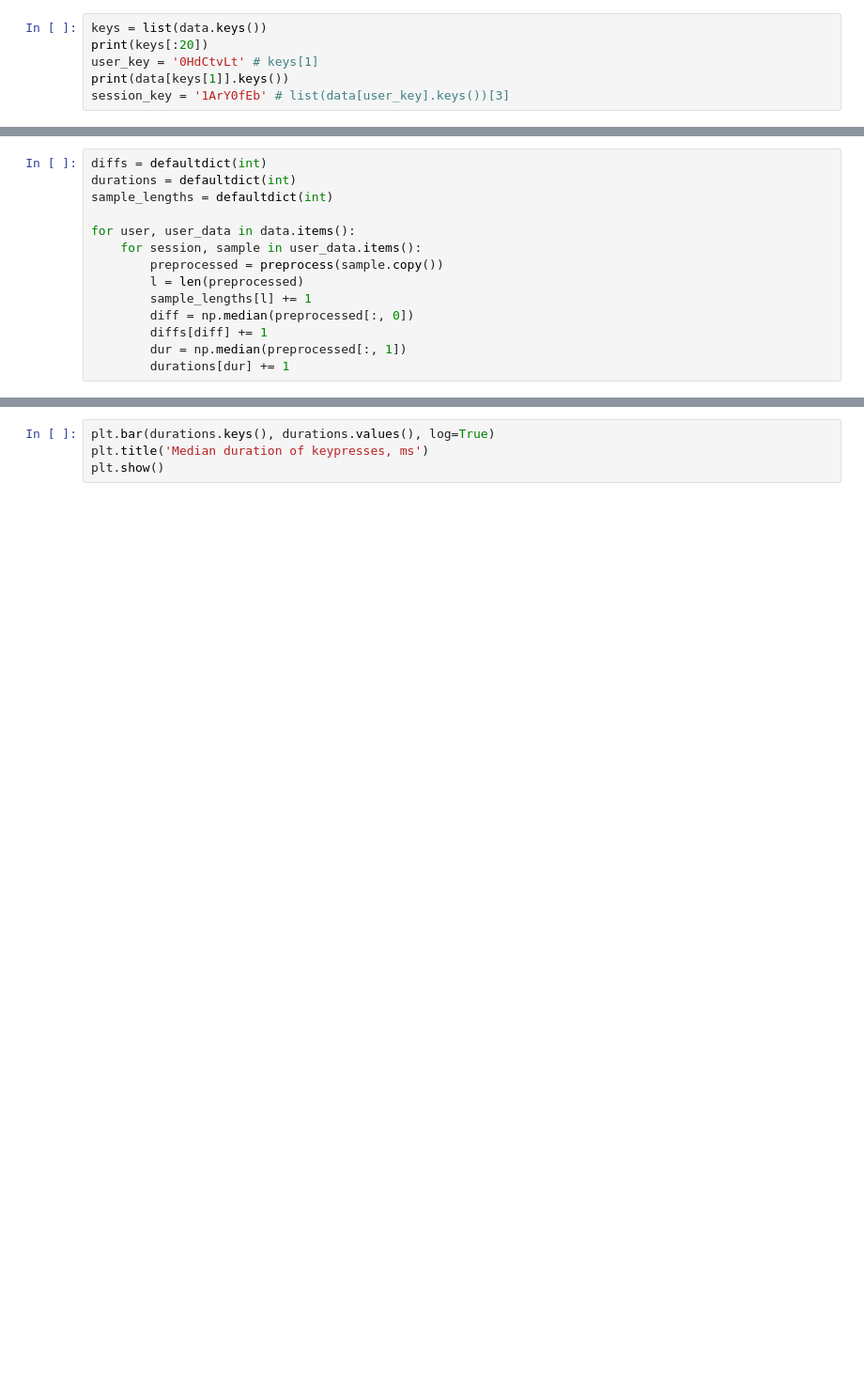
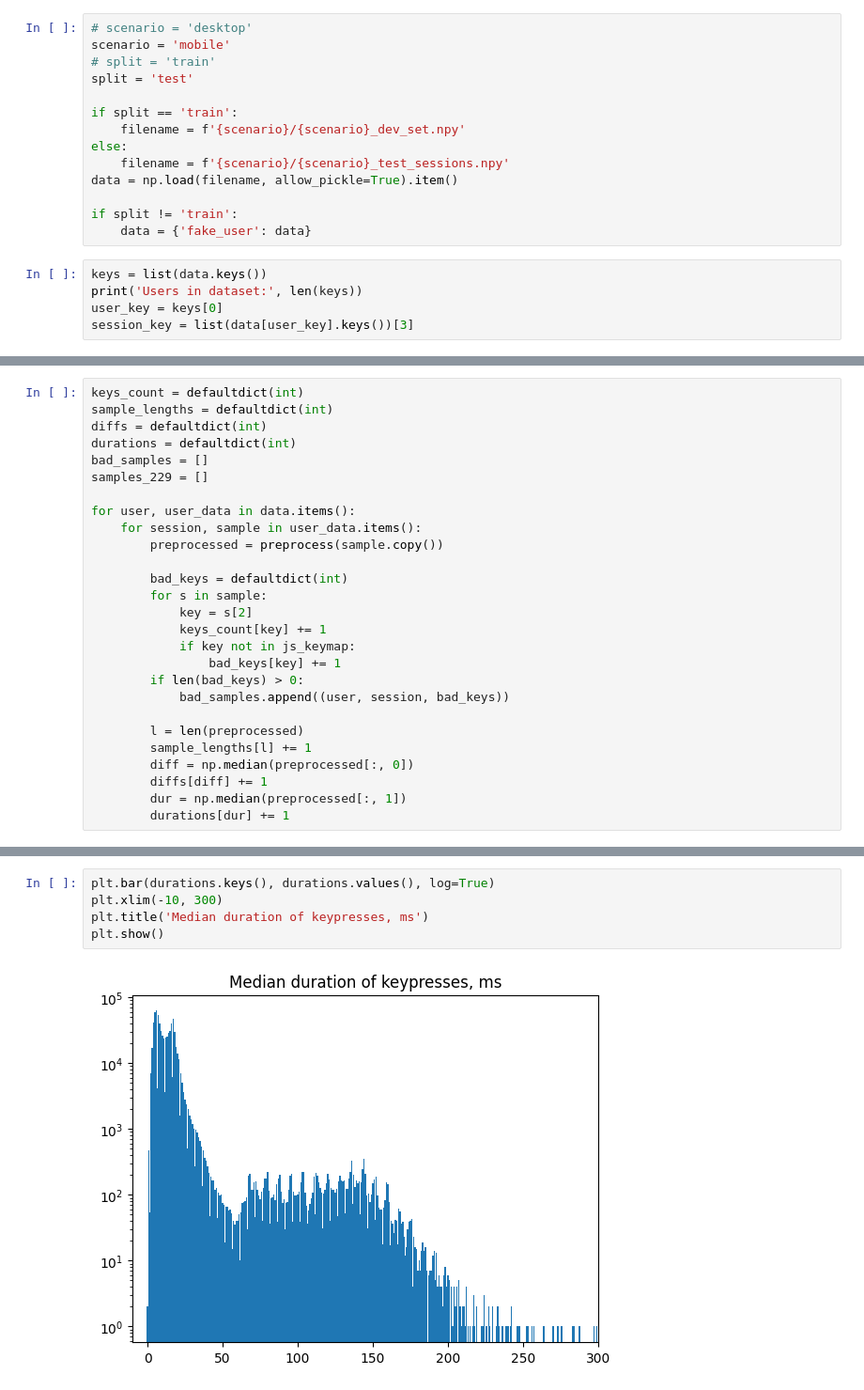
Before and after one commit to gordinmitya/kvc-attempt, a Jupyter notebook: visualisation.ipynb, the cells around one changed output, grey strips where cells are left out. Shown: that part at 94% size. Drawn from its saved outputs; the diff is of its cells as text; blank space fills up the shorter version.

Commit message:
data visualisation

```diff
--- a/visualisation.ipynb
+++ b/visualisation.ipynb
@@ -9,6 +6,19 @@ data = np.load('desktop/desktop_dev_set.npy', allow_pickle=True).item()
+# %%
+# scenario = 'desktop'
+scenario = 'mobile'
+# split = 'train'
+split = 'test'
+
+if split == 'train':
+    filename = f'{scenario}/{scenario}_dev_set.npy'
+else:
+    filename = f'{scenario}/{scenario}_test_sessions.npy'
+data = np.load(filename, allow_pickle=True).item()
+
+if split != 'train':
+    data = {'fake_user': data}
 # %%
 keys = list(data.keys())
-print(keys[:20])
-user_key = '0HdCtvLt' # keys[1]
-print(data[keys[1]].keys())
-session_key = '1ArY0fEb' # list(data[user_key].keys())[3]
+print('Users in dataset:', len(keys))
+user_key = keys[0]
+session_key = list(data[user_key].keys())[3]
@@ -48,11 +75,24 @@ preprocess(sample.copy())
 # %%
+keys_count = defaultdict(int)
+sample_lengths = defaultdict(int)
 diffs = defaultdict(int)
 durations = defaultdict(int)
-sample_lengths = defaultdict(int)
+bad_samples = []
+samples_229 = []
 
 for user, user_data in data.items():
     for session, sample in user_data.items():
         preprocessed = preprocess(sample.copy())
+
+        bad_keys = defaultdict(int)
+        for s in sample:
+            key = s[2]
+            keys_count[key] += 1
+            if key not in js_keymap:
+                bad_keys[key] += 1
+        if len(bad_keys) > 0:
+            bad_samples.append((user, session, bad_keys))
+
         l = len(preprocessed)
         sample_lengths[l] += 1
         diff = np.median(preprocessed[:, 0])
@@ -62,5 +150,8 @@ for user, user_data in data.items():
 # %%
 plt.bar(durations.keys(), durations.values(), log=True)
+plt.xlim(-10, 300)
 plt.title('Median duration of keypresses, ms')
 plt.show()
+# %% [output]
+[figure, added]
 # %%
```
Also changed, not shown: parts of 12 cells of this notebook, 5 other files.
